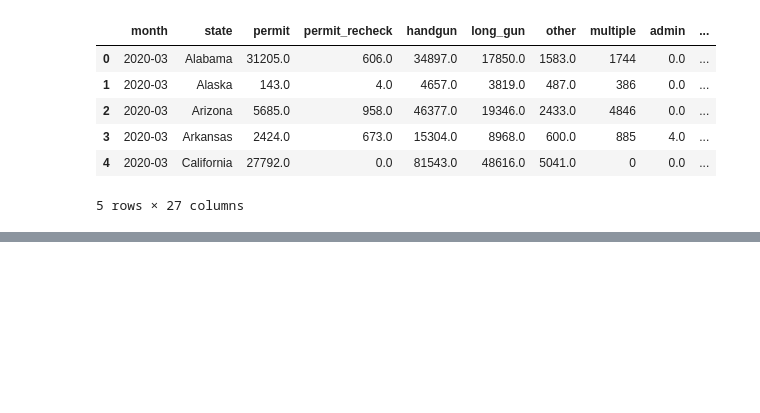
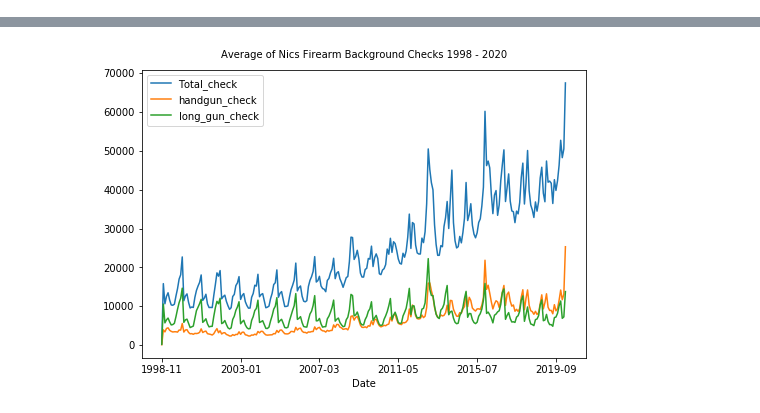
Before and after one commit to sasithwij/project1, a Jupyter notebook: gun.ipynb, the cells around one changed output, grey strips where cells are left out. Cells and saved outputs as stored; diff of their text form; code cells hidden in the pictures; blank space fills up the shorter version.

Commit message:
slide and plot

```diff
--- a/gun.ipynb
+++ b/gun.ipynb
@@ -9,24 +11,12 @@ from matplotlib.dates import datestr2num
 # %%
 # read raw data
-check_df = pd.read_csv("Resources/nics-firearm-background-checks.csv")
-check_df.head()
+background_check = pd.read_csv("Resources/nics-firearm-background-checks.csv")
+background_check = background_check[['month', 'totals','handgun','long_gun']]
+background_check = background_check.rename(columns={'month': 'Date','totals':'Total_check','handgun':'handgun_check','long_gun':'long_gun_check'})
-# %% [output]
-|  | month | state | permit | permit_recheck | handgun | long_gun | other | multiple | admin | ... |
-| 0 | 2020-03 | Alabama | 31205.0 | 606.0 | 34897.0 | 17850.0 | 1583.0 | 1744 | 0.0 | ... |
-| 1 | 2020-03 | Alaska | 143.0 | 4.0 | 4657.0 | 3819.0 | 487.0 | 386 | 0.0 | ... |
-| 2 | 2020-03 | Arizona | 5685.0 | 958.0 | 46377.0 | 19346.0 | 2433.0 | 4846 | 0.0 | ... |
-| 3 | 2020-03 | Arkansas | 2424.0 | 673.0 | 15304.0 | 8968.0 | 600.0 | 885 | 4.0 | ... |
-| 4 | 2020-03 | California | 27792.0 | 0.0 | 81543.0 | 48616.0 | 5041.0 | 0 | 0.0 | ... |
-5 rows × 27 columns
-# %%
-# read raw data
-background_check = pd.read_csv("Resources/nics-firearm-background-checks.csv")
-background_check = background_check[['month', 'totals','handgun','long_gun']]
-background_check.rename(columns={'month': 'date'}, inplace=True)
 # %%
-background_check_agg = background_check.groupby('date').mean()
-background_check_agg = background_check_agg.plot(figsize=(7,5))
-plt.xlabel("Date", labelpad=15)
-plt.title("Average of Nics-Firearm-Background-Checks from 1998 to 2020", y=1.02, fontsize=10);
+background_check_agg = background_check.groupby('Date').mean()
+background_check_agg.plot(figsize=(7,5))
+plt.title("Average of Nics Firearm Background Checks 1998 - 2020", y=1.02, fontsize=10);
 plt.tight_layout()
+# plt.savefig('Average of Nics Firearm Background Checks.png')
 # %% [output]
@@ -35 +23,2 @@ plt.tight_layout()
+[figure, added]
 # %%
```
Also changed, not shown: parts of 20 cells of this notebook, 20 other files.
